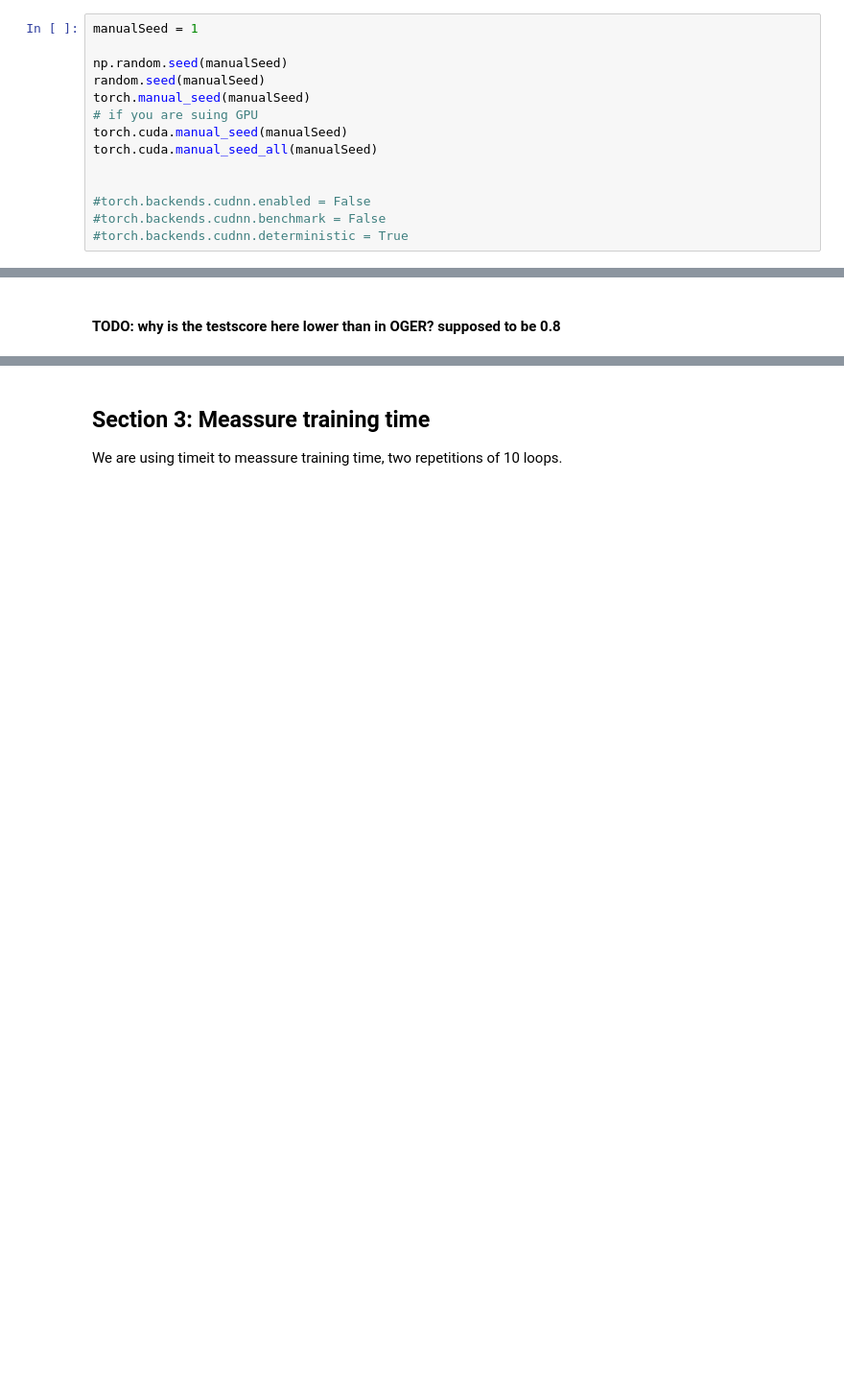
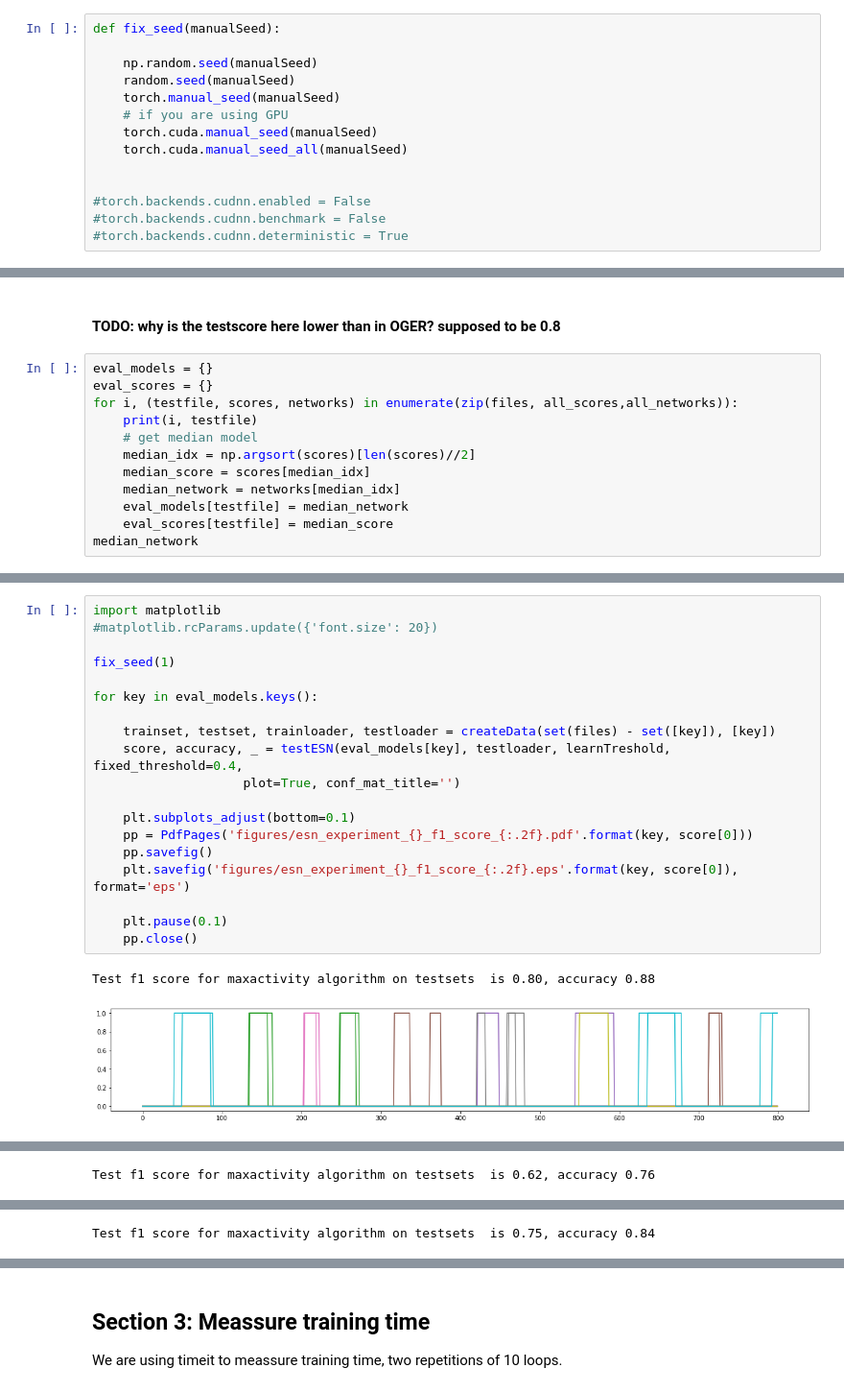
Before and after one commit to swtietz/UHH-IMU-gestures-comparison, a Jupyter notebook: ESN Experiment.ipynb, the cells around one changed output, grey strips where cells are left out. Shown at 96% size. Drawn from its saved outputs; the diff is of its cells as text; blank space fills up the shorter version.

```diff
--- a/ESN Experiment.ipynb
+++ b/ESN Experiment.ipynb
@@ -29,14 +29,14 @@ import torch
 import torch.nn as nn
 import torch.optim as optim
 # %%
-manualSeed = 1
+def fix_seed(manualSeed):
 
-np.random.seed(manualSeed)
-random.seed(manualSeed)
-torch.manual_seed(manualSeed)
-# if you are suing GPU
-torch.cuda.manual_seed(manualSeed)
-torch.cuda.manual_seed_all(manualSeed)
+    np.random.seed(manualSeed)
+    random.seed(manualSeed)
+    torch.manual_seed(manualSeed)
+    # if you are using GPU
+    torch.cuda.manual_seed(manualSeed)
+    torch.cuda.manual_seed_all(manualSeed)
 
 
 #torch.backends.cudnn.enabled = False
@@ -346,2 +470,14 @@ Results in comparison:
 # %% [markdown]
 #### TODO: why is the testscore here lower than in OGER? supposed to be 0.8
+# %%
+eval_models = {}
+eval_scores = {}
+for i, (testfile, scores, networks) in enumerate(zip(files, all_scores,all_networks)):
+    print(i, testfile)
+    # get median model
+    median_idx = np.argsort(scores)[len(scores)//2]
+    median_score = scores[median_idx]
+    median_network = networks[median_idx]
+    eval_models[testfile] = median_network
+    eval_scores[testfile] = median_score
+median_network
@@ -347,0 +496,22 @@ Results in comparison:
+# %%
+import matplotlib
+#matplotlib.rcParams.update({'font.size': 20})
+
+fix_seed(1)
+
+for key in eval_models.keys():
+
+    trainset, testset, trainloader, testloader = createData(set(files) - set([key]), [key])
+    score, accuracy, _ = testESN(eval_models[key], testloader, learnTreshold, fixed_threshold=0.4,
+                    plot=True, conf_mat_title='')
+
+    plt.subplots_adjust(bottom=0.1)
+    pp = PdfPages('figures/esn_experiment_{}_f1_score_{:.2f}.pdf'.format(key, score[0]))
+    pp.savefig()
+    plt.savefig('figures/esn_experiment_{}_f1_score_{:.2f}.eps'.format(key, score[0]), format='eps')
+
+    plt.pause(0.1)
+    pp.close()
+# %% [output]
+Test f1 score for maxactivity algorithm on testsets  is 0.80, accuracy 0.88
+[figure, added]
@@ -347,0 +519 @@ Results in comparison:
+Test f1 score for maxactivity algorithm on testsets  is 0.62, accuracy 0.76
@@ -347,0 +522 @@ Results in comparison:
+Test f1 score for maxactivity algorithm on testsets  is 0.75, accuracy 0.84
```
Also changed, not shown: parts of 16 cells of this notebook, 58 other files.
